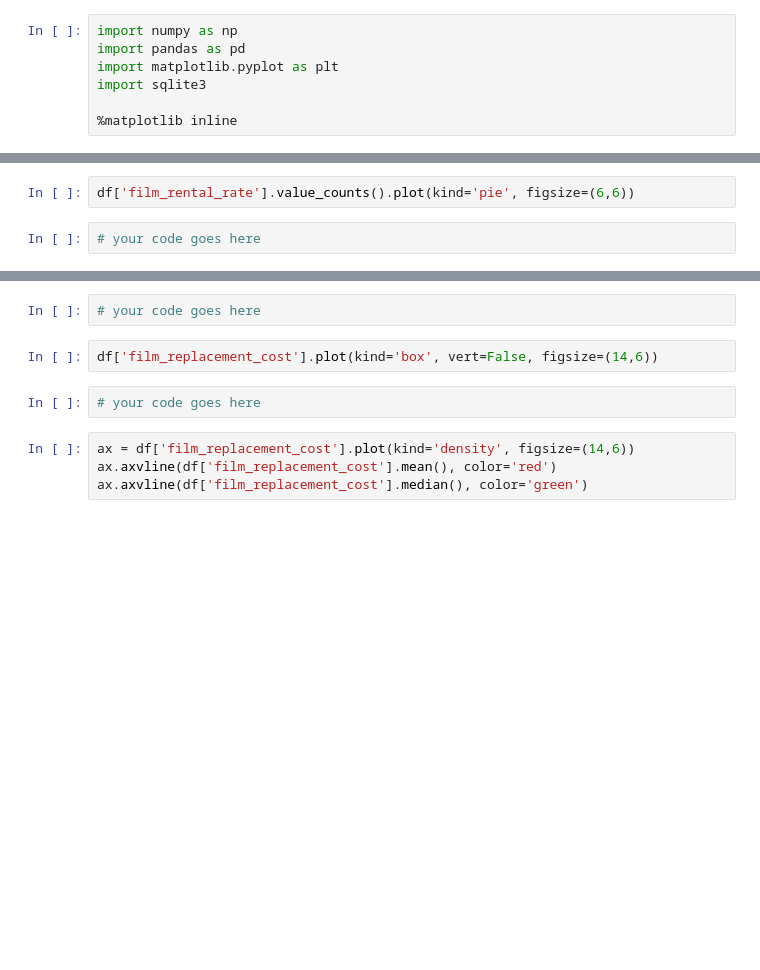
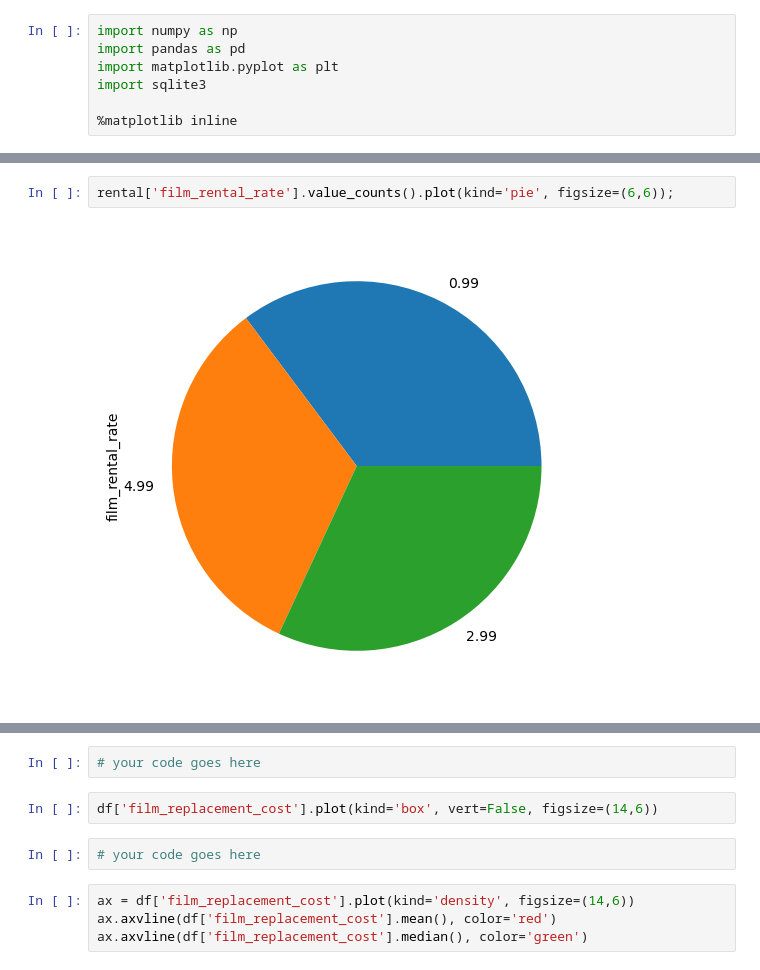
Before and after one commit to AlisonCG1/Freecodecamp-practice, a Jupyter notebook: Exercises_2.ipynb, the cells around one changed output, grey strips where cells are left out. Drawn from its saved outputs; the diff is of its cells as text; blank space fills up the shorter version.

```diff
--- a/Exercises_2.ipynb
+++ b/Exercises_2.ipynb
@@ -83,5 +93,5 @@ df['film_rental_duration'].value_counts().plot(kind='bar', figsize=(14,6))
 # %%
-df['film_rental_rate'].value_counts().plot(kind='pie', figsize=(6,6))
+rental['film_rental_rate'].value_counts().plot(kind='pie', figsize=(6,6));
+# %% [output]
+[figure, added]
-# %%
-# your code goes here
 # %%
```
Also changed, not shown: parts of 9 cells of this notebook.
